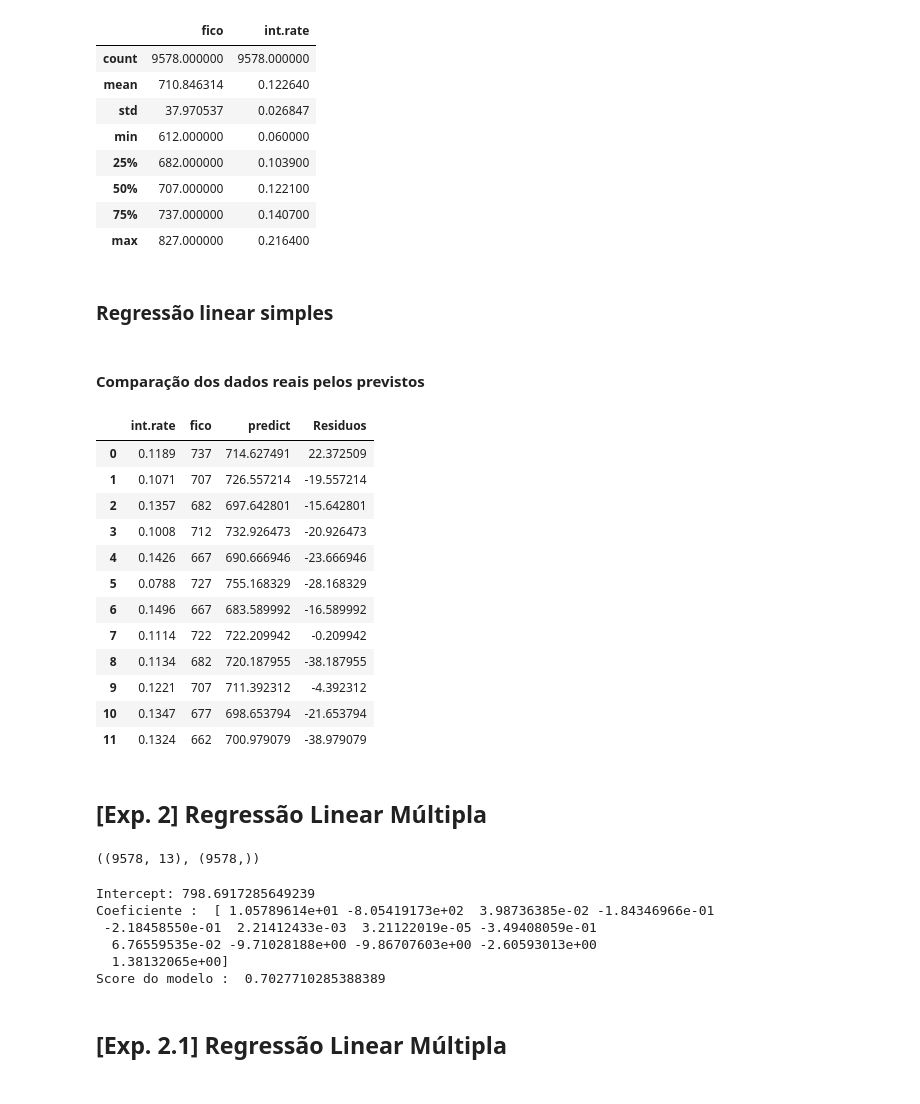
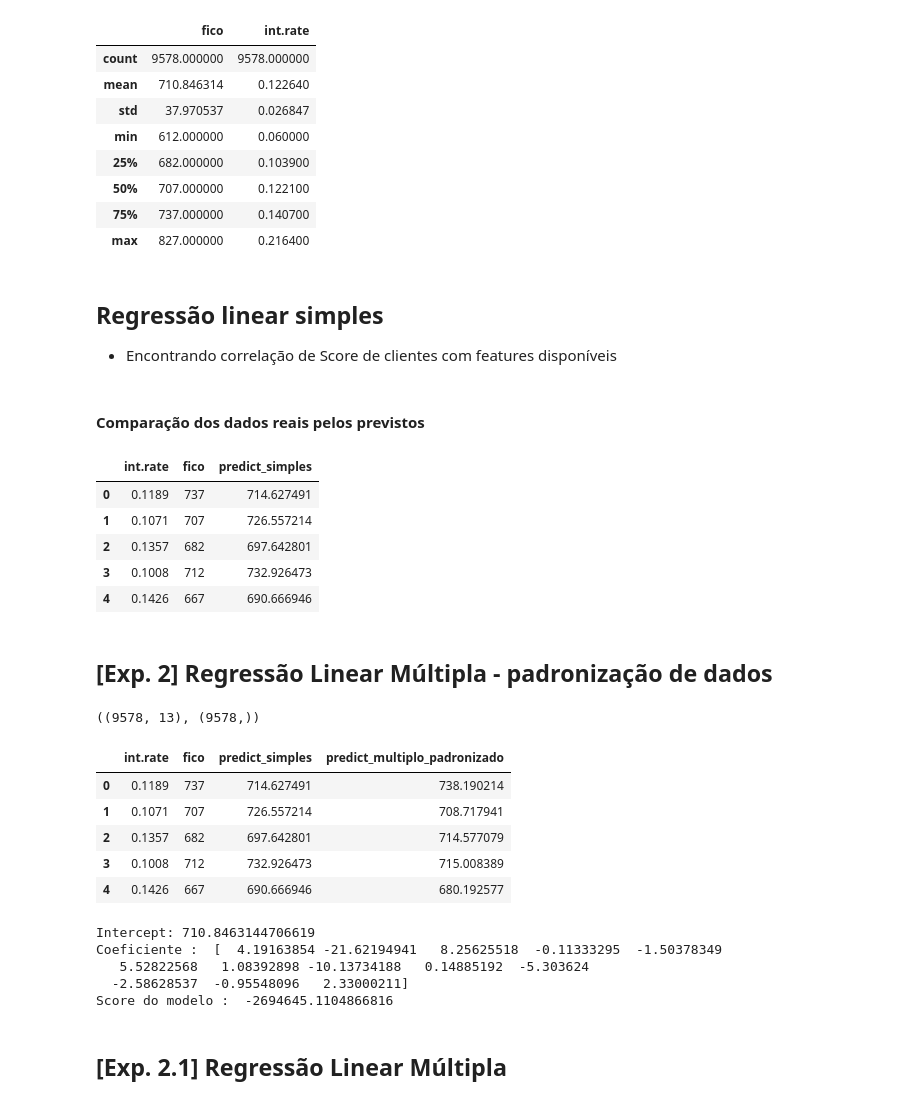
Before and after one commit to wander-asb/Emprestimos, a Jupyter notebook: emprestimos_previsao.ipynb, the cells around one changed output. Cells and saved outputs as stored; diff of their text form; code cells hidden in the pictures.

```diff
--- a/emprestimos_previsao.ipynb
+++ b/emprestimos_previsao.ipynb
@@ -104,7 +121,9 @@ df_emprestimos[['fico','int.rate']].describe()
 | 75% | 737.000000 | 0.140700 |
 | max | 827.000000 | 0.216400 |
 # %% [markdown]
-### Regressão linear simples
+## Regressão linear simples
+
+* Encontrando correlação de Score de clientes com features disponíveis
 # %% [markdown]
 #### Comparação dos dados reais pelos previstos
 # %%
@@ -113,38 +132,28 @@ X = df_emprestimos['int.rate'].values.reshape((len(df_emprestimos)), 1)
 Y = df_emprestimos['fico'].values
 
 #Intanciamos o modelo de regressão linear
-modelo = linear_model.LinearRegression(normalize = False, fit_intercept=True)
+modelo_simples = linear_model.LinearRegression(normalize = False, fit_intercept=True)
 
 #Treinamento
-modelo.fit(X, Y)
+modelo_simples.fit(X, Y)
 
 #Verificamos as variaveis preditas
-valores_previstos = modelo.predict(X)
+valores_previstos = modelo_simples.predict(X)
 
 #Adicionamos os dados previstos em um Dataframe para compararmos o Score real e o Score dado pelo modelo
 table_preview = df_emprestimos[['int.rate','fico']]
-table_preview['predict'] = valores_previstos
+table_preview['predict_simples'] = valores_previstos
 
-#Avaliar resíduos
-table_preview['Residuos'] = table_preview['fico'] - table_preview['predict']
+table_preview.head(5)
+# %% [output]
+|  | int.rate | fico | predict_simples |
+| 0 | 0.1189 | 737 | 714.627491 |
+| 1 | 0.1071 | 707 | 726.557214 |
+| 2 | 0.1357 | 682 | 697.642801 |
+| 3 | 0.1008 | 712 | 732.926473 |
+| 4 | 0.1426 | 667 | 690.666946 |
-# %%
-table_preview.head(12)
-# %% [output]
-|  | int.rate | fico | predict | Residuos |
-| 0 | 0.1189 | 737 | 714.627491 | 22.372509 |
-| 1 | 0.1071 | 707 | 726.557214 | -19.557214 |
-| 2 | 0.1357 | 682 | 697.642801 | -15.642801 |
-| 3 | 0.1008 | 712 | 732.926473 | -20.926473 |
-| 4 | 0.1426 | 667 | 690.666946 | -23.666946 |
-| 5 | 0.0788 | 727 | 755.168329 | -28.168329 |
-| 6 | 0.1496 | 667 | 683.589992 | -16.589992 |
-| 7 | 0.1114 | 722 | 722.209942 | -0.209942 |
-| 8 | 0.1134 | 682 | 720.187955 | -38.187955 |
-| 9 | 0.1221 | 707 | 711.392312 | -4.392312 |
-| 10 | 0.1347 | 677 | 698.653794 | -21.653794 |
-| 11 | 0.1324 | 662 | 700.979079 | -38.979079 |
 # %% [markdown]
-## [Exp. 2] Regressão Linear Múltipla
+## [Exp. 2] Regressão Linear Múltipla - padronização de dados
 # %%
 #Realizamos o pre-processamento da feature de categorias
 df_emprestimos['purpose_cat'] = df_emprestimos['purpose'].astype(str).astype('category').cat.codes
@@ -157,25 +166,40 @@ X.shape, y.shape
 ((9578, 13), (9578,))
 # %%
 #Intanciamos o modelo de regressão linear
-modelo = linear_model.LinearRegression(normalize = False, fit_intercept=True)
+modelo_multiplo = linear_model.LinearRegression(normalize = False, fit_intercept=True)
+
+#Padronização de dados
+linear_standardscaler = StandardScaler()
+model_standardscaler = make_pipeline(linear_standardscaler, modelo_multiplo)
 
 #Treinamento
-modelo.fit(X, y)
+model_standardscaler.fit(X, y)
 
 #Verificamos as variaveis preditas
-valores_multiplos_previstos = modelo.predict(X)
+valores_multiplos_previstos_padronizados = model_standardscaler.predict(X)
+# %%
+#Adicionamos os dados previstos em um Dataframe para compararmos o Score real e o Score dado pelo modelo
+table_preview['predict_multiplo_padronizado'] = valores_multiplos_previstos_padronizados
+# %%
+table_preview.head()
+# %% [output]
+|  | int.rate | fico | predict_simples | predict_multiplo_padronizado |
+| 0 | 0.1189 | 737 | 714.627491 | 738.190214 |
+| 1 | 0.1071 | 707 | 726.557214 | 708.717941 |
+| 2 | 0.1357 | 682 | 697.642801 | 714.577079 |
+| 3 | 0.1008 | 712 | 732.926473 | 715.008389 |
+| 4 | 0.1426 | 667 | 690.666946 | 680.192577 |
 # %%
 # É interessante saber por cima como foram as métricas vinculadas ao modelo de Regressão Linear
-print('Intercept:', modelo.intercept_)
-print('Coeficiente : ', modelo.coef_)
-print('Score do modelo : ', modelo.score(X, y))
+print('Intercept:', modelo_multiplo.intercept_)
+print('Coeficiente : ', modelo_multiplo.coef_)
+print('Score do modelo : ', modelo_multiplo.score(X, y))
 # %% [output]
-Intercept: 798.6917285649239
-Coeficiente :  [ 1.05789614e+01 -8.05419173e+02  3.98736385e-02 -1.84346966e-01
- -2.18458550e-01  2.21412433e-03  3.21122019e-05 -3.49408059e-01
-  6.76559535e-02 -9.71028188e+00 -9.86707603e+00 -2.60593013e+00
-  1.38132065e+00]
-Score do modelo :  0.7027710285388389
+Intercept: 710.8463144706619
+Coeficiente :  [  4.19163854 -21.62194941   8.25625518  -0.11333295  -1.50378349
+   5.52822568   1.08392898 -10.13734188   0.14885192  -5.303624
+  -2.58628537  -0.95548096   2.33000211]
+Score do modelo :  -2694645.1104866816
 # %% [markdown]
 ## [Exp. 2.1] Regressão Linear Múltipla
 # %%
```
Also changed, not shown: parts of 10 cells of this notebook.
